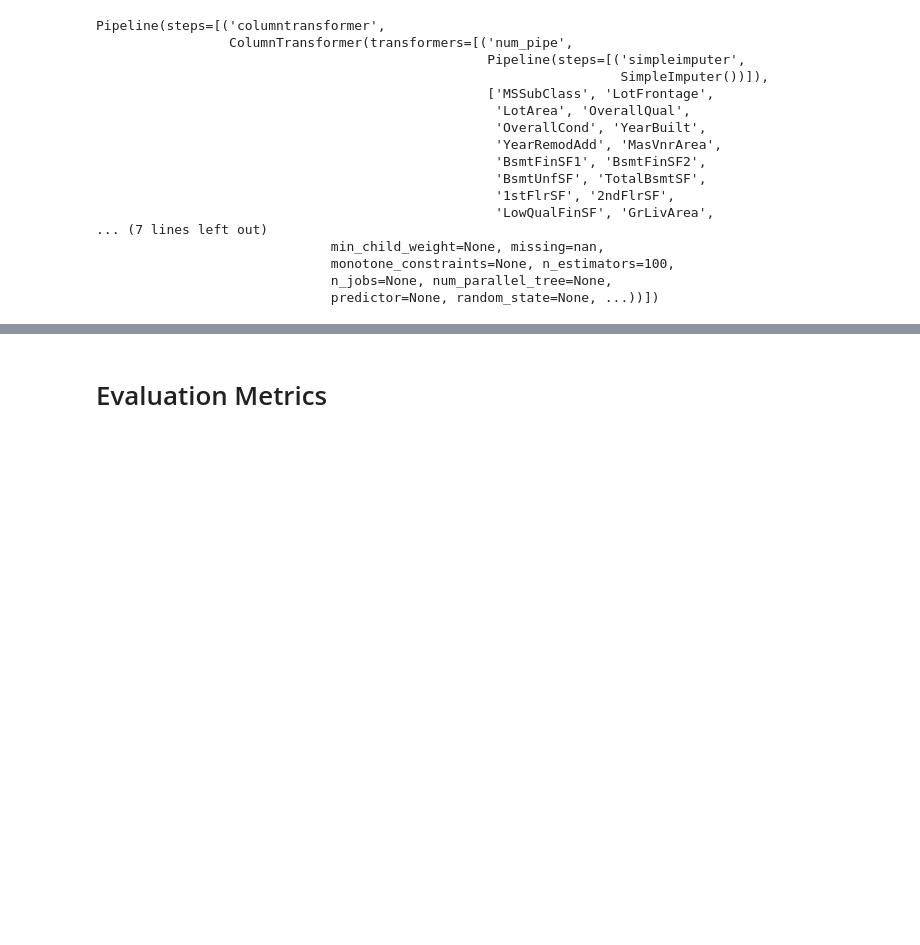
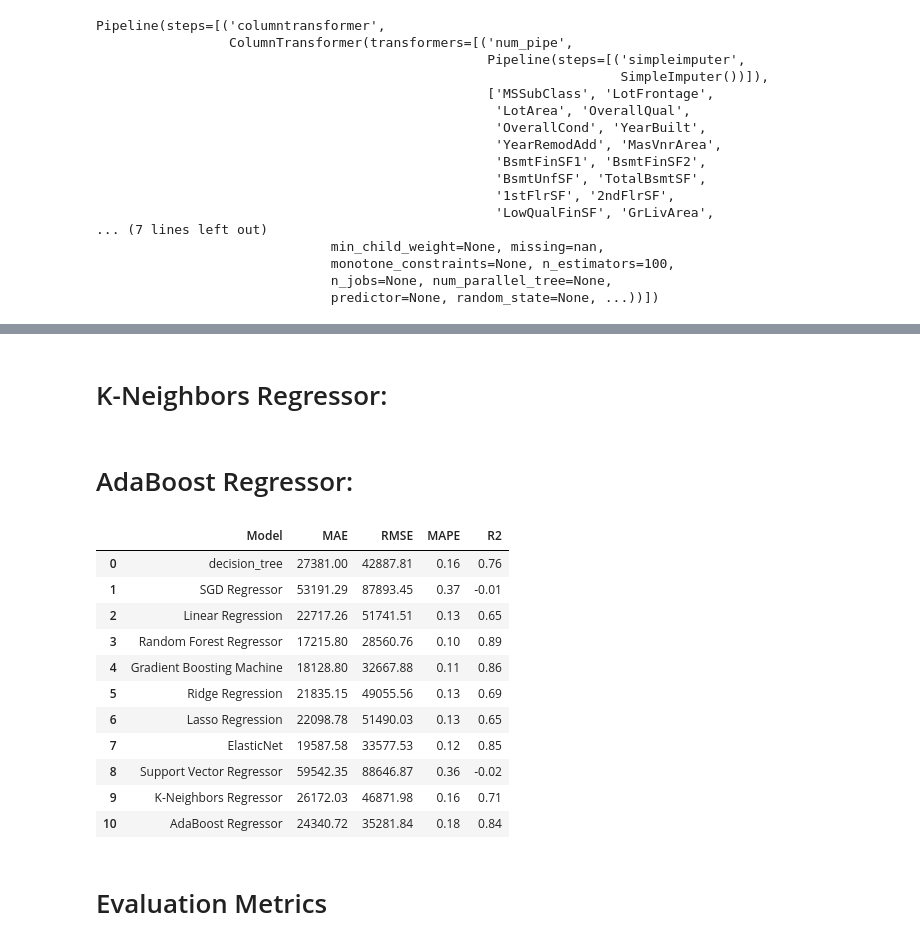
Before and after one commit to MerleSt/HousingPricePrediction, a Jupyter notebook: Notebooks/model.ipynb, the cells around one changed output, grey strips where cells are left out. Cells and saved outputs as stored; diff of their text form; code cells hidden in the pictures; blank space fills up the shorter version.

```diff
--- a/Notebooks/model.ipynb
+++ b/Notebooks/model.ipynb
@@ -331,0 +425,2 @@ model_evaluation_metrics
+# %% [markdown]
+# K-Neighbors Regressor:
@@ -331,0 +448,2 @@ model_evaluation_metrics
+# %% [markdown]
+# AdaBoost Regressor:
@@ -332,3 +471,18 @@ model_evaluation_metrics
+# %%
+model_evaluation_metrics
+# %% [output]
+|  | Model | MAE | RMSE | MAPE | R2 |
+| 0 | decision_tree | 27381.00 | 42887.81 | 0.16 | 0.76 |
+| 1 | SGD Regressor | 53191.29 | 87893.45 | 0.37 | -0.01 |
+| 2 | Linear Regression | 22717.26 | 51741.51 | 0.13 | 0.65 |
+| 3 | Random Forest Regressor | 17215.80 | 28560.76 | 0.10 | 0.89 |
+| 4 | Gradient Boosting Machine | 18128.80 | 32667.88 | 0.11 | 0.86 |
+| 5 | Ridge Regression | 21835.15 | 49055.56 | 0.13 | 0.69 |
+| 6 | Lasso Regression | 22098.78 | 51490.03 | 0.13 | 0.65 |
+| 7 | ElasticNet | 19587.58 | 33577.53 | 0.12 | 0.85 |
+| 8 | Support Vector Regressor | 59542.35 | 88646.87 | 0.36 | -0.02 |
+| 9 | K-Neighbors Regressor | 26172.03 | 46871.98 | 0.16 | 0.71 |
+| 10 | AdaBoost Regressor | 24340.72 | 35281.84 | 0.18 | 0.84 |
 # %% [markdown]
 # Evaluation Metrics
 # %%
```
Also changed, not shown: parts of 19 cells of this notebook.
